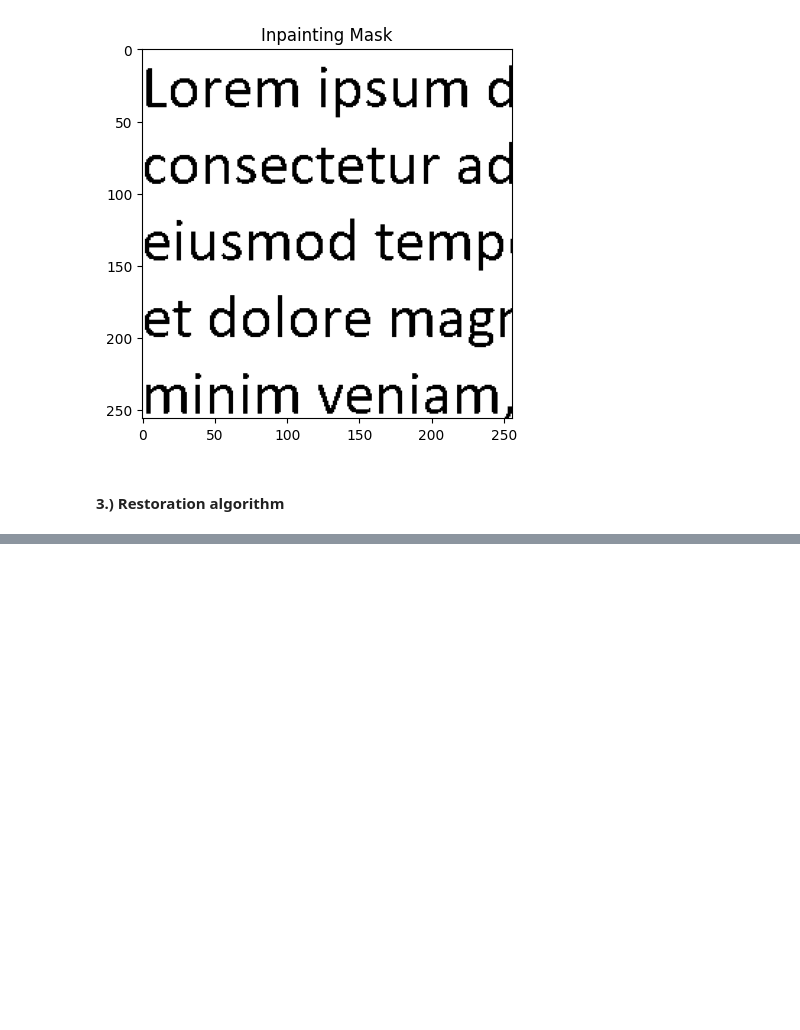
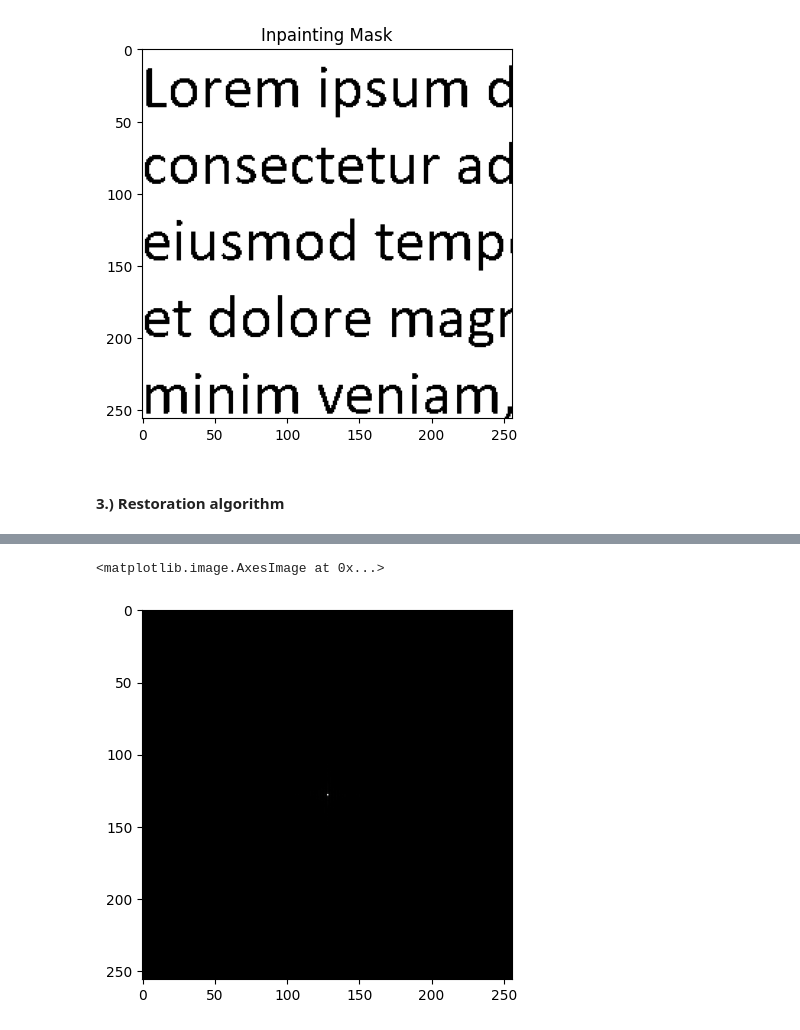
Before and after one commit to Colicho/dd2412, a Jupyter notebook: main.ipynb, the cells around one changed output, grey strips where cells are left out. Saved outputs shown, nothing was run; the diff lists cells and outputs as text; code cells hidden in the pictures; blank space fills up the shorter version.

```diff
--- a/main.ipynb
+++ b/main.ipynb
@@ -254,0 +409,5 @@ Number of samples: 12
+# %%
+plt.imshow(degenerated[0,...].mean(axis = 0), cmap = 'gray')
+# %% [output]
+<matplotlib.image.AxesImage at 0x...>
+[figure, added]
```
Also changed, not shown: parts of 21 cells of this notebook, 2 other files.
